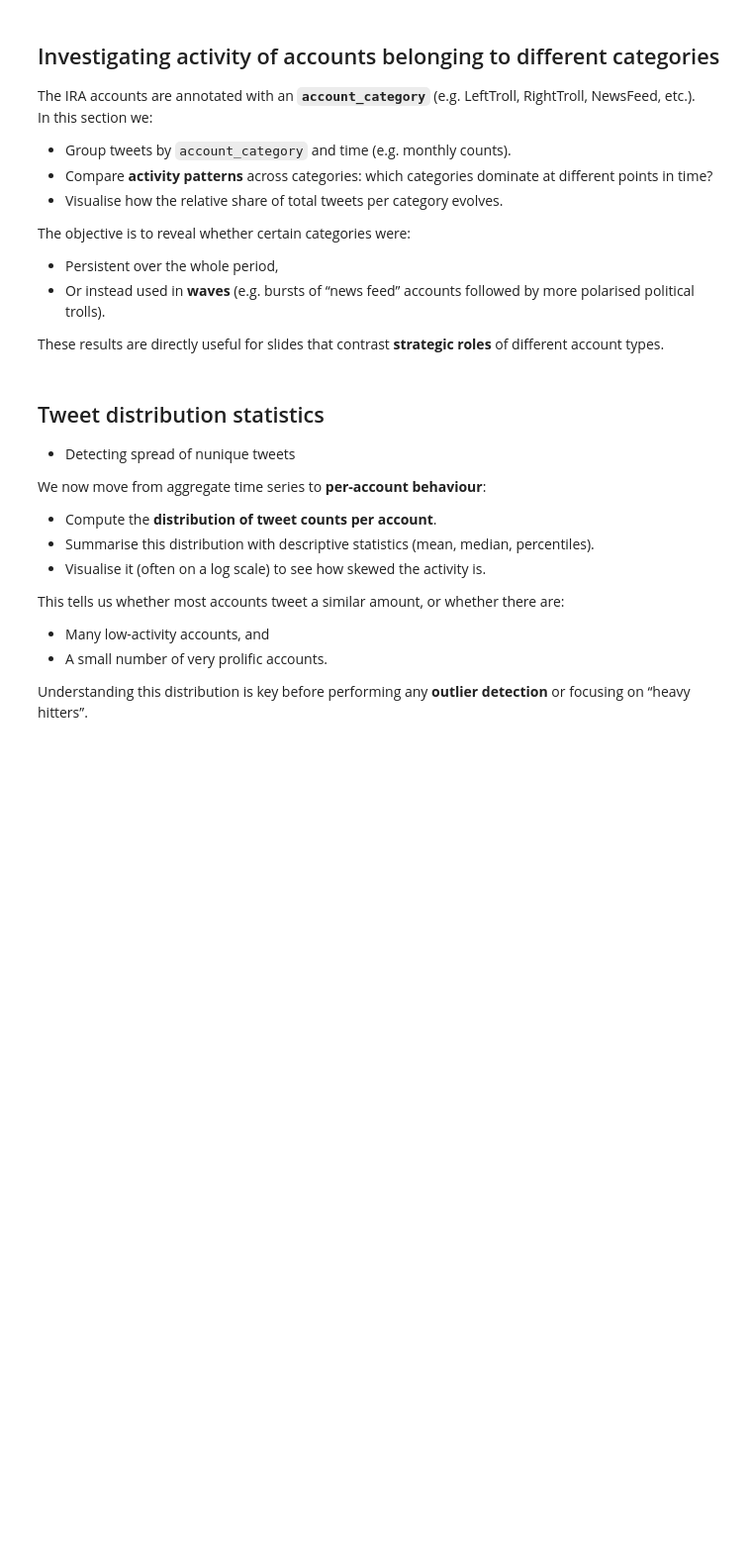
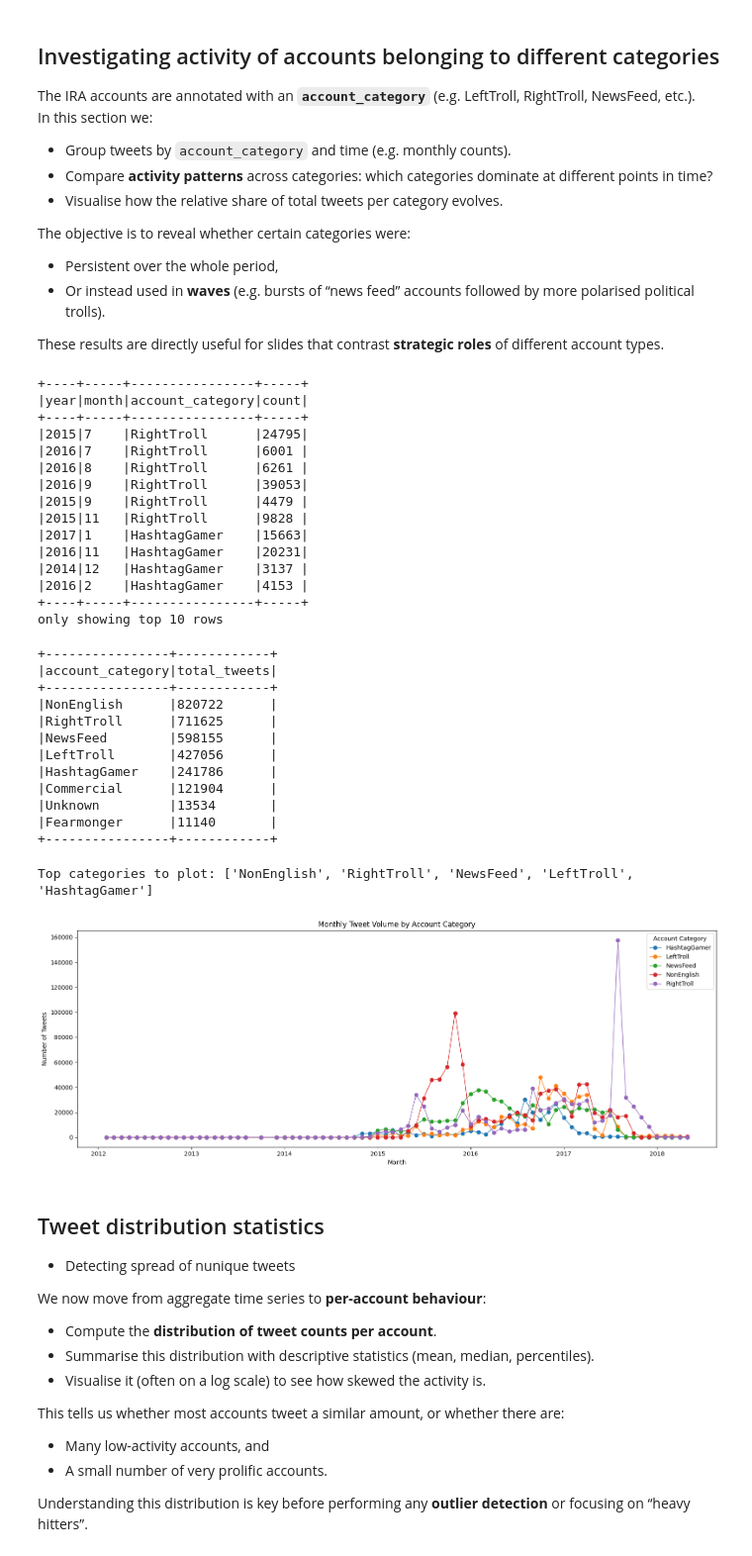
Before and after one commit to asandu-cloud/BigData, a Jupyter notebook: notebooks/01_EDA.ipynb, the cells around one changed output. Shown at 99% size. Drawn from its saved outputs; the diff is of its cells as text; code cells hidden in the pictures; blank space fills up the shorter version.

```diff
--- a/notebooks/01_EDA.ipynb
+++ b/notebooks/01_EDA.ipynb
@@ -636,21 +693,23 @@ The objective is to reveal whether certain categories were:
 
 These results are directly useful for slides that contrast **strategic roles** of different account types.
 # %%
+from pyspark.sql import functions as F  # add this if not already run in the session
+
 spark.conf.set("spark.sql.legacy.timeParserPolicy", "LEGACY")
 
 df_time = df.withColumn(
     "publish_ts",
-    to_timestamp("publish_date", "M/d/yyyy H:mm")  # handles 1/2/2017 14:39 etc.
+    F.to_timestamp("publish_date", "M/d/yyyy H:mm")  # handles 1/2/2017 14:39 etc.
 )
 
 # tweets per month by account category
 df_cat_monthly = (
     df_time
-        .where(col("publish_ts").isNotNull())
+        .where(F.col("publish_ts").isNotNull())
         .groupBy(
-            year("publish_ts").alias("year"),
-            month("publish_ts").alias("month"),
-            col("account_category")
+            F.year("publish_ts").alias("year"),
+            F.month("publish_ts").alias("month"),
+            F.col("account_category")
         )
         .count()
 )
@@ -661,8 +720,8 @@ df_cat_monthly.show(10, truncate=False)
 cat_totals = (
     df_cat_monthly
         .groupBy("account_category")
-        .agg(spark_sum("count").alias("total_tweets"))
-        .orderBy(col("total_tweets").desc())
+        .agg(F.sum("count").alias("total_tweets"))
+        .orderBy(F.col("total_tweets").desc())
 )
 
 cat_totals.show(truncate=False)
@@ -686,33 +745,63 @@ cat_monthly_pd = cat_monthly_pd[cat_monthly_pd["account_category"].isin(top_cate
 # build a proper year_month datetime for x-axis
 cat_monthly_pd["year_month"] = pd.to_datetime(
     cat_monthly_pd["year"].astype(str) + "-" +
     cat_monthly_pd["month"].astype(str).str.zfill(2) + "-01"
 )
 
 # pivot: rows = year_month, columns = account_category, values = tweet counts
 pivot = cat_monthly_pd.pivot_table(
     index="year_month",
     columns="account_category",
     values="count",
     aggfunc="sum",
     fill_value=0
 ).sort_index()
 
 pivot.head()
 
 # Tweets over time by account_category
 
 plt.figure(figsize=(16, 6))
 
 for category in pivot.columns:
     plt.plot(pivot.index, pivot[category], marker="o", linewidth=1, label=category)
 
 plt.title("Monthly Tweet Volume by Account Category")
 plt.xlabel("Month")
 plt.ylabel("Number of Tweets")
 plt.legend(title="Account Category")
 plt.tight_layout()
 plt.show()
+# %% [output]
++----+-----+----------------+-----+
+|year|month|account_category|count|
++----+-----+----------------+-----+
+|2015|7    |RightTroll      |24795|
+|2016|7    |RightTroll      |6001 |
+|2016|8    |RightTroll      |6261 |
+|2016|9    |RightTroll      |39053|
+|2015|9    |RightTroll      |4479 |
+|2015|11   |RightTroll      |9828 |
+|2017|1    |HashtagGamer    |15663|
+|2016|11   |HashtagGamer    |20231|
+|2014|12   |HashtagGamer    |3137 |
+|2016|2    |HashtagGamer    |4153 |
++----+-----+----------------+-----+
+only showing top 10 rows
++----------------+------------+
+|account_category|total_tweets|
++----------------+------------+
+|NonEnglish      |820722      |
+|RightTroll      |711625      |
+|NewsFeed        |598155      |
+|LeftTroll       |427056      |
+|HashtagGamer    |241786      |
+|Commercial      |121904      |
+|Unknown         |13534       |
+|Fearmonger      |11140       |
++----------------+------------+
+Top categories to plot: ['NonEnglish', 'RightTroll', 'NewsFeed', 'LeftTroll', 'HashtagGamer']
+[figure, added]
 # %% [markdown]
 ## Tweet distribution statistics
 - Detecting spread of nunique tweets
```
Also changed, not shown: parts of 8 cells of this notebook.
